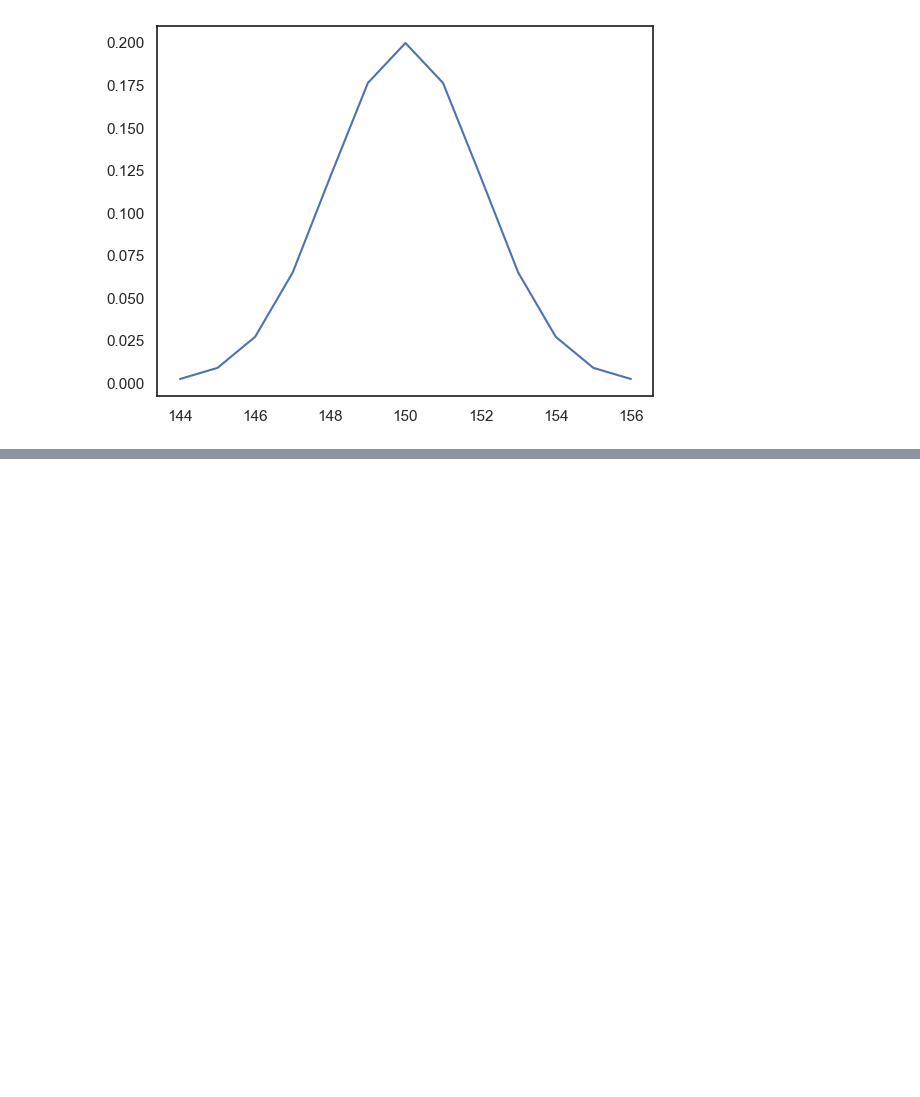
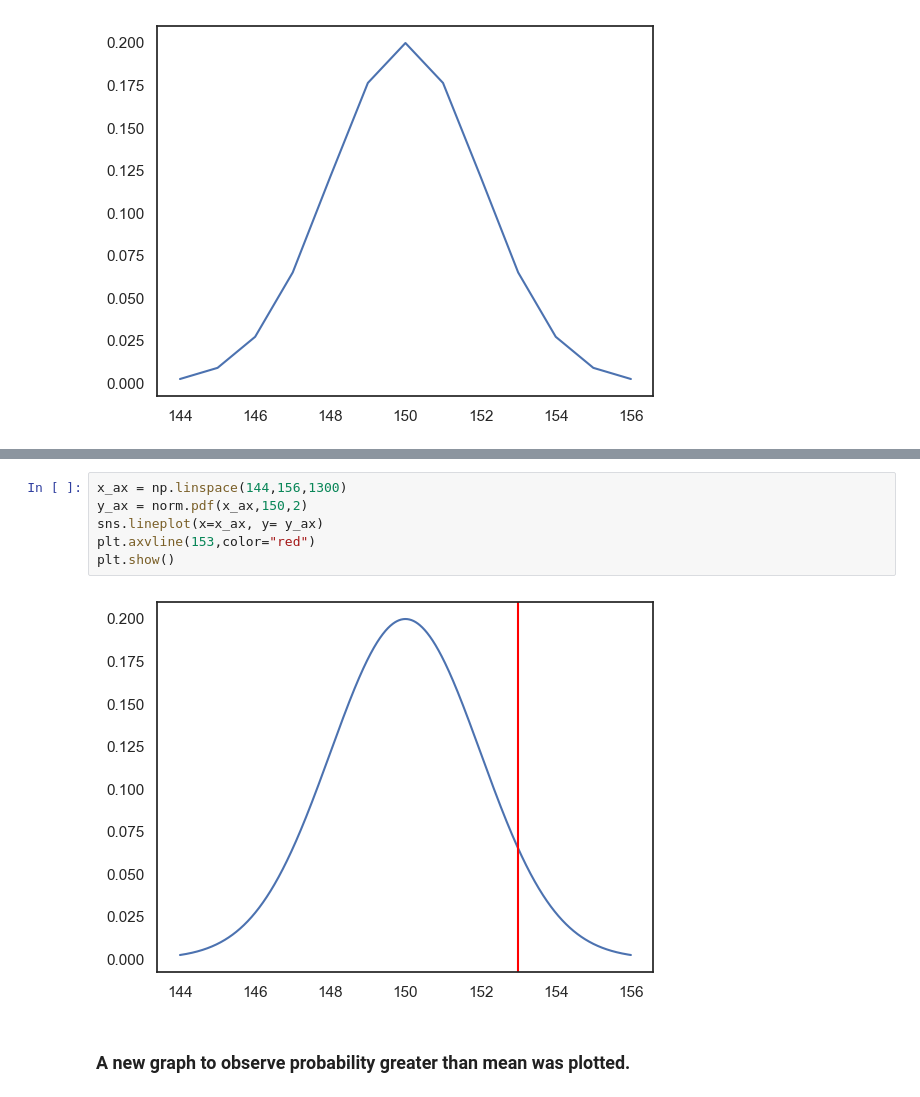
Before and after one commit to Dilli-ram-gif/normal-distribution, a Jupyter notebook: normalditribution.ipynb, the cells around one changed output, grey strips where cells are left out. Cells and saved outputs as stored; diff of their text form; blank space fills up the shorter version.

```diff
--- a/normalditribution.ipynb
+++ b/normalditribution.ipynb
@@ -115,0 +118,10 @@ plt.show()
+# %%
+x_ax = np.linspace(144,156,1300)
+y_ax = norm.pdf(x_ax,150,2)
+sns.lineplot(x=x_ax, y= y_ax)
+plt.axvline(153,color="red")
+plt.show()
+# %% [output]
+[figure, added]
+# %% [markdown]
+### A new graph to observe probability greater than mean was plotted.
```
Also changed, not shown: parts of 2 cells of this notebook.
